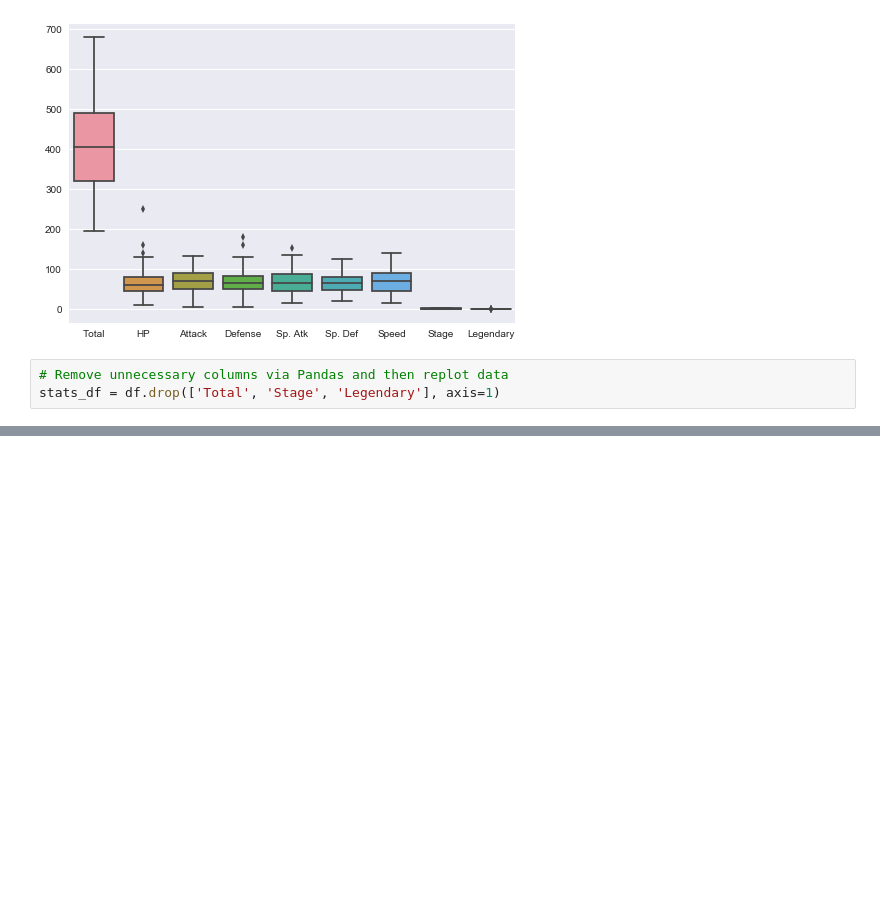
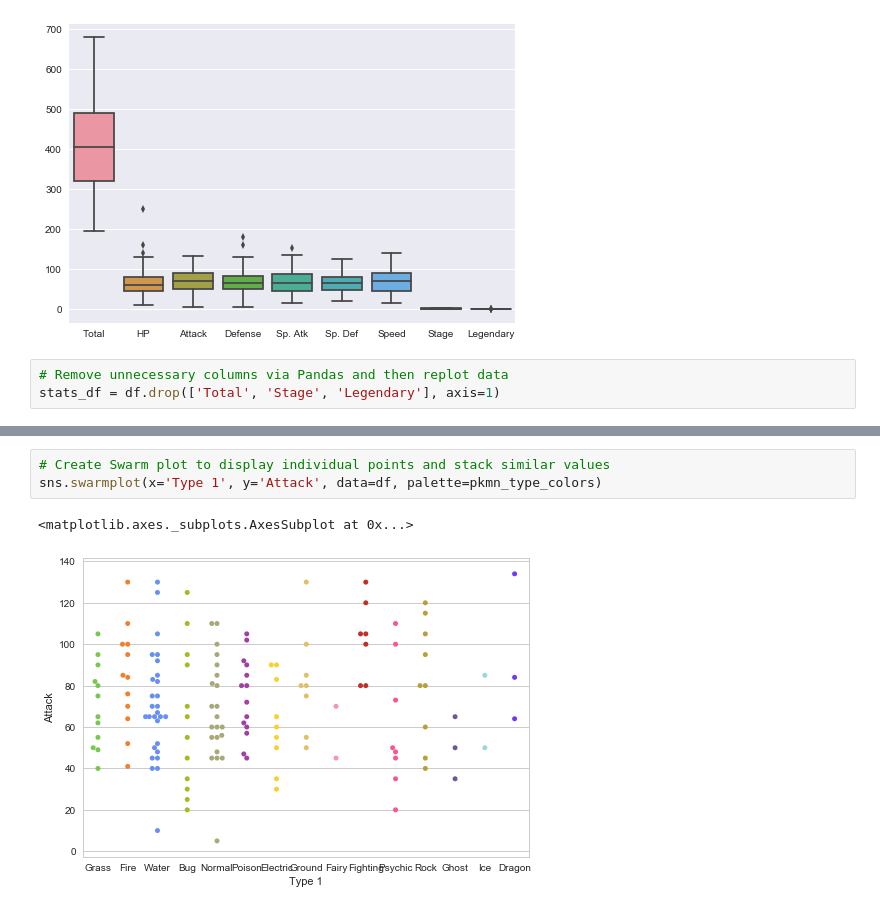
Before and after one commit to kbrook10/python_seaborn_tutorial, a Jupyter notebook: Python Seaborn Tutorial - EliteDataScience.ipynb, the cells around one changed output, grey strips where cells are left out. Drawn from its saved outputs; the diff is of its cells as text; blank space fills up the shorter version.

```diff
--- a/Python Seaborn Tutorial - EliteDataScience.ipynb
+++ b/Python Seaborn Tutorial - EliteDataScience.ipynb
@@ -81,0 +122,6 @@ sns.boxplot(data=stats_df)
+# %%
+# Create Swarm plot to display individual points and stack similar values
+sns.swarmplot(x='Type 1', y='Attack', data=df, palette=pkmn_type_colors)
+# %% [output]
+<matplotlib.axes._subplots.AxesSubplot at 0x...>
+[figure, added]
```
Also changed, not shown: parts of 6 cells of this notebook.
